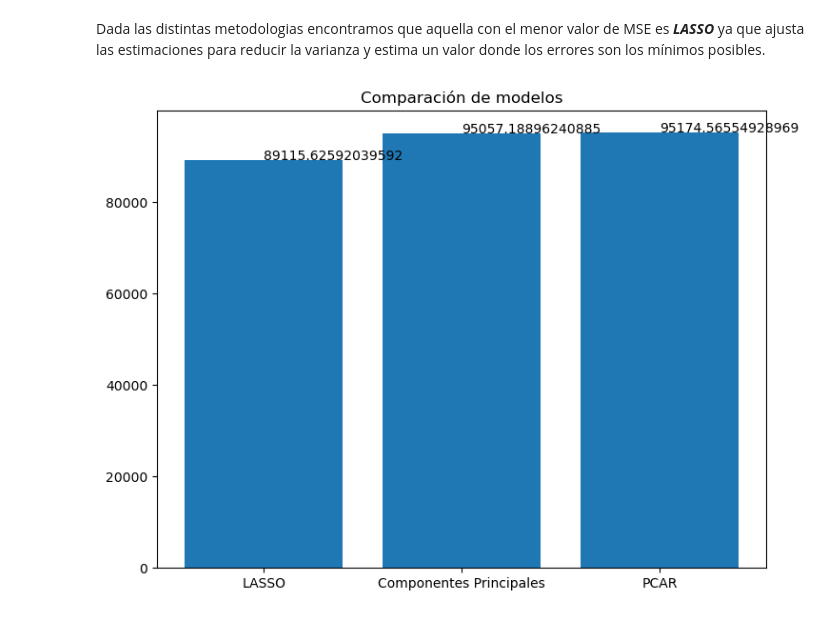
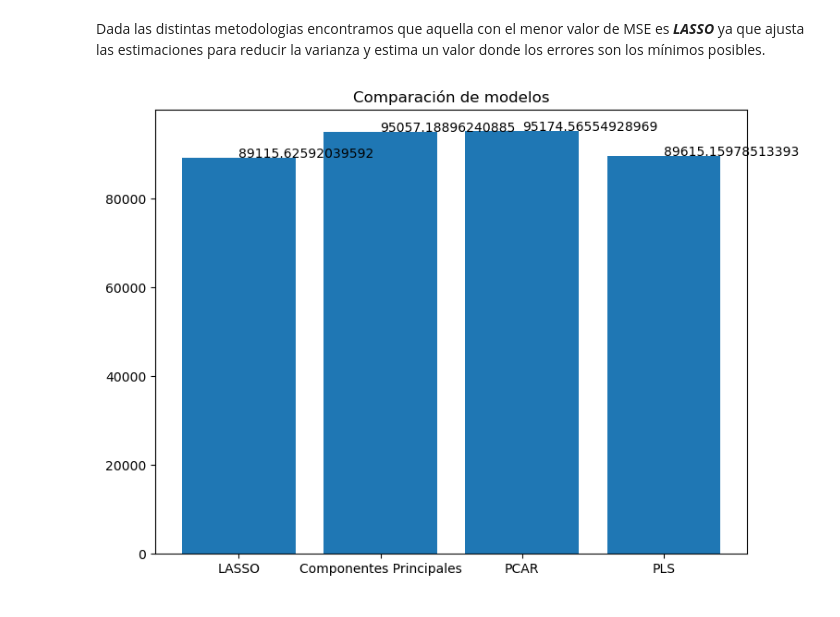
Before and after one commit to carrasquintero/Entrega_ETL, a Jupyter notebook: Caso modelos lineales para regresión, muestreo y selección del mejor modelo.ipynb, the cells around one changed output. Drawn from its saved outputs; the diff is of its cells as text; code cells hidden in the pictures.

```diff
--- a/Caso modelos lineales para regresión, muestreo y selección del mejor modelo.ipynb
+++ b/Caso modelos lineales para regresión, muestreo y selección del mejor modelo.ipynb
@@ -400,0 +405,3 @@ Predigan usando partial least squares y evalúen en la muestra de test. Concluya
+# %%
+pls = PLSRegression(n_components=p)
+pls.fit(XTrain, yTrain)
@@ -400,0 +412,3 @@ Predigan usando partial least squares y evalúen en la muestra de test. Concluya
+# %%
+prediccionPLS=pls.predict(XTest)
+prediccionPLS=np.hstack(prediccionPLS)
@@ -400,0 +417,4 @@ Predigan usando partial least squares y evalúen en la muestra de test. Concluya
+# %%
+MSEPLS=np.average(np.square(prediccionPLS-yTest))
+print('MSE regresión por partial least squares:')
+print(MSEPLS)
@@ -530,14 +553,14 @@ Dada las distintas metodologias encontramos que aquella con el menor valor de MS
 # %%
 fig = plt.figure()
 ax = fig.add_axes([0,0,1,1])
 ax.set_title("Comparación de modelos")
-ejeX = ['LASSO', 'Componentes Principales','PCAR']
-ejeY = [MSELASSO,mse_pca,MSEPCA]
+ejeX = ['LASSO', 'Componentes Principales','PCAR','PLS']
+ejeY = [MSELASSO,mse_pca,MSEPCA,MSEPLS]
 ax.bar(ejeX,ejeY)
 def addlabels(x,y,plotP):
     for i in range(len(x)):
         plotP.text(i,y[i],y[i])
 addlabels(ejeX,ejeY,plt)
 plt.show()
 # %% [output]
-[figure, old version]
+[figure, new version]
```
Also changed, not shown: parts of 8 cells of this notebook.
